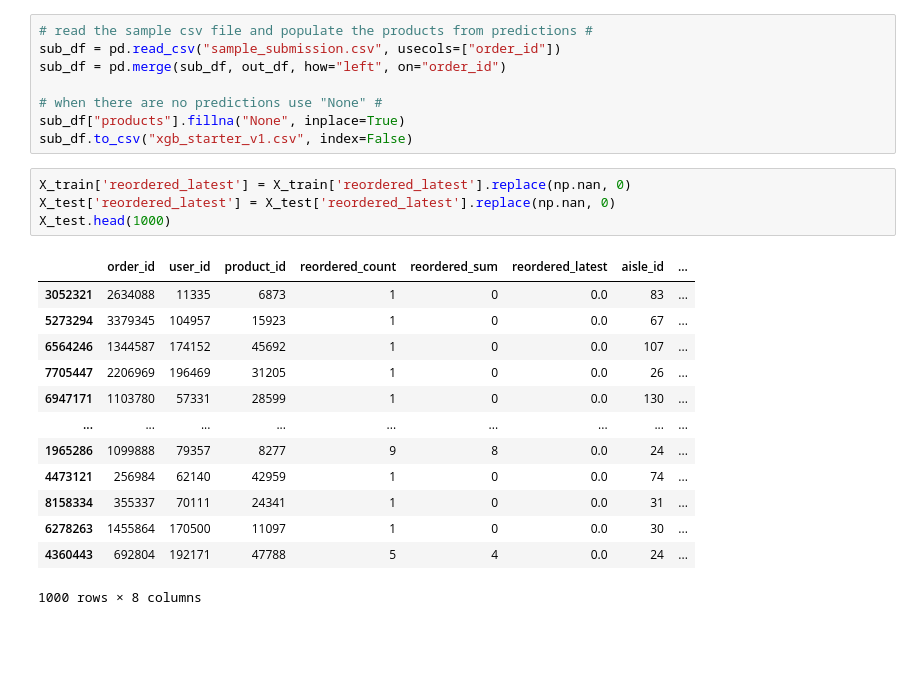
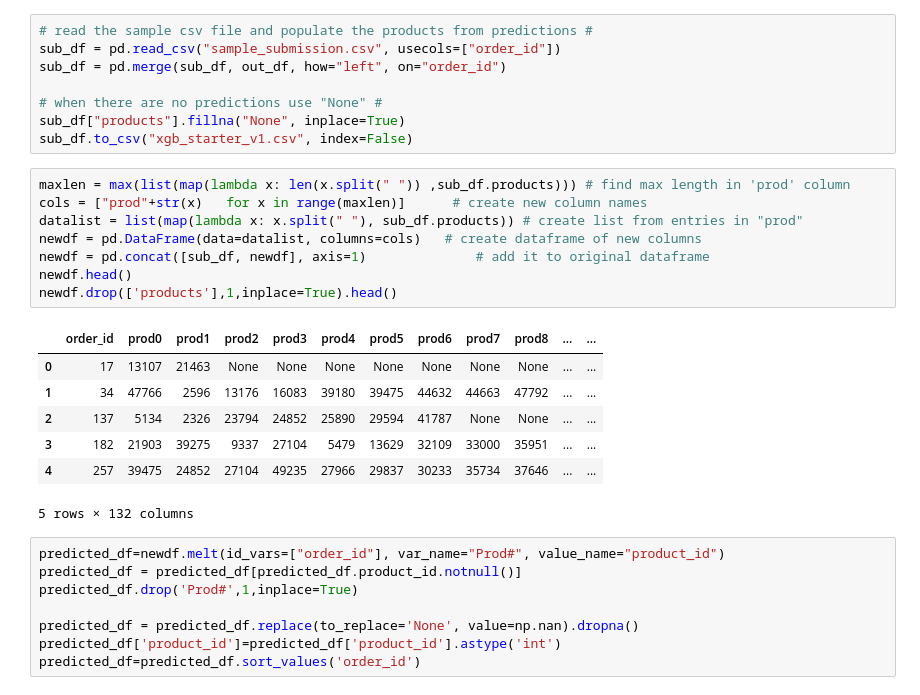
Before and after one commit to poojasahare/Python-project, a Jupyter notebook: Market Basket Analysis.ipynb, the cells around one changed output. Drawn from its saved outputs; the diff is of its cells as text; blank space fills up the shorter version.

```diff
--- a/Market Basket Analysis.ipynb
+++ b/Market Basket Analysis.ipynb
@@ -512,22 +536,28 @@ sub_df = pd.merge(sub_df, out_df, how="left", on="order_id")
 # when there are no predictions use "None" #
 sub_df["products"].fillna("None", inplace=True)
 sub_df.to_csv("xgb_starter_v1.csv", index=False)
-# %%
-X_train['reordered_latest'] = X_train['reordered_latest'].replace(np.nan, 0)
-X_test['reordered_latest'] = X_test['reordered_latest'].replace(np.nan, 0)
-X_test.head(1000)
-# %% [output]
-|  | order_id | user_id | product_id | reordered_count | reordered_sum | reordered_latest | aisle_id | ... |
-| 3052321 | 2634088 | 11335 | 6873 | 1 | 0 | 0.0 | 83 | ... |
-| 5273294 | 3379345 | 104957 | 15923 | 1 | 0 | 0.0 | 67 | ... |
-| 6564246 | 1344587 | 174152 | 45692 | 1 | 0 | 0.0 | 107 | ... |
-| 7705447 | 2206969 | 196469 | 31205 | 1 | 0 | 0.0 | 26 | ... |
-| 6947171 | 1103780 | 57331 | 28599 | 1 | 0 | 0.0 | 130 | ... |
-| ... | ... | ... | ... | ... | ... | ... | ... | ... |
-| 1965286 | 1099888 | 79357 | 8277 | 9 | 8 | 0.0 | 24 | ... |
-| 4473121 | 256984 | 62140 | 42959 | 1 | 0 | 0.0 | 74 | ... |
-| 8158334 | 355337 | 70111 | 24341 | 1 | 0 | 0.0 | 31 | ... |
-| 6278263 | 1455864 | 170500 | 11097 | 1 | 0 | 0.0 | 30 | ... |
-| 4360443 | 692804 | 192171 | 47788 | 5 | 4 | 0.0 | 24 | ... |
-1000 rows × 8 columns
+# %%
+maxlen = max(list(map(lambda x: len(x.split(" ")) ,sub_df.products))) # find max length in 'prod' column
+cols = ["prod"+str(x)   for x in range(maxlen)]      # create new column names
+datalist = list(map(lambda x: x.split(" "), sub_df.products)) # create list from entries in "prod"
+newdf = pd.DataFrame(data=datalist, columns=cols)   # create dataframe of new columns
+newdf = pd.concat([sub_df, newdf], axis=1)              # add it to original dataframe
+newdf.head()
+newdf.drop(['products'],1,inplace=True).head()
+# %% [output]
+|  | order_id | prod0 | prod1 | prod2 | prod3 | prod4 | prod5 | prod6 | prod7 | prod8 | ... | ... |
+| 0 | 17 | 13107 | 21463 | None | None | None | None | None | None | None | ... | ... |
+| 1 | 34 | 47766 | 2596 | 13176 | 16083 | 39180 | 39475 | 44632 | 44663 | 47792 | ... | ... |
+| 2 | 137 | 5134 | 2326 | 23794 | 24852 | 25890 | 29594 | 41787 | None | None | ... | ... |
+| 3 | 182 | 21903 | 39275 | 9337 | 27104 | 5479 | 13629 | 32109 | 33000 | 35951 | ... | ... |
+| 4 | 257 | 39475 | 24852 | 27104 | 49235 | 27966 | 29837 | 30233 | 35734 | 37646 | ... | ... |
+5 rows × 132 columns
+# %%
+predicted_df=newdf.melt(id_vars=["order_id"], var_name="Prod#", value_name="product_id")
+predicted_df = predicted_df[predicted_df.product_id.notnull()]
+predicted_df.drop('Prod#',1,inplace=True)
+
+predicted_df = predicted_df.replace(to_replace='None', value=np.nan).dropna()
+predicted_df['product_id']=predicted_df['product_id'].astype('int')
+predicted_df=predicted_df.sort_values('order_id')
 # %%
```
Also changed, not shown: parts of 8 cells of this notebook.
